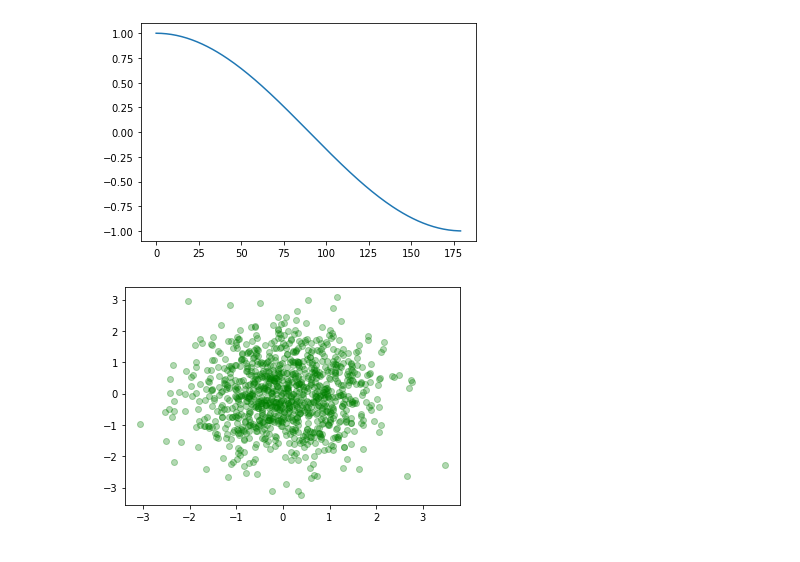
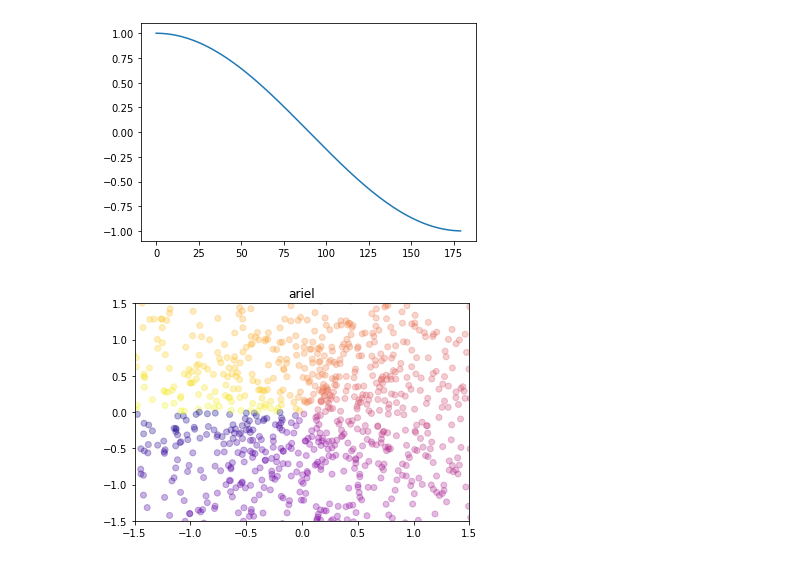
Before and after one commit to cdanyu/2021_Python_DataScience, a Jupyter notebook: homework/hwk_day18.ipynb, the cells around one changed output. Saved outputs shown, nothing was run; the diff lists cells and outputs as text; code cells hidden in the pictures.

```diff
--- a/homework/hwk_day18.ipynb
+++ b/homework/hwk_day18.ipynb
@@ -12,10 +12,16 @@ plt.show
 [figure]
 # %%
 n = 1024
-X = np.random.normal(0,1,n)
-Y = np.random.normal(0,1,n)
+X = np.random.normal(0, 1, n)
+Y = np.random.normal(0, 1, n)
+T = np.arctan2(Y, X)
 
-plt.scatter(X, Y, alpha = .3, c = 'g')
+plt.scatter(X, Y, c = T, cmap = 'plasma', alpha = 0.3)
+
+plt.xlim(-1.5, 1.5)
+plt.ylim(-1.5, 1.5)
+plt.title('ariel')
+
 plt.show()
 # %% [output]
-[figure, old version]
+[figure, new version]
```
